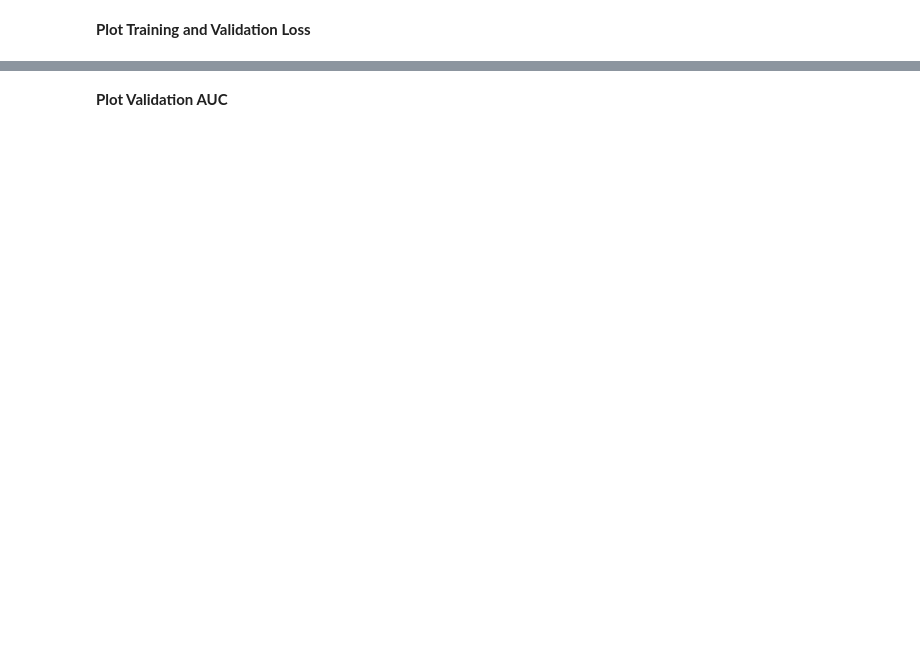
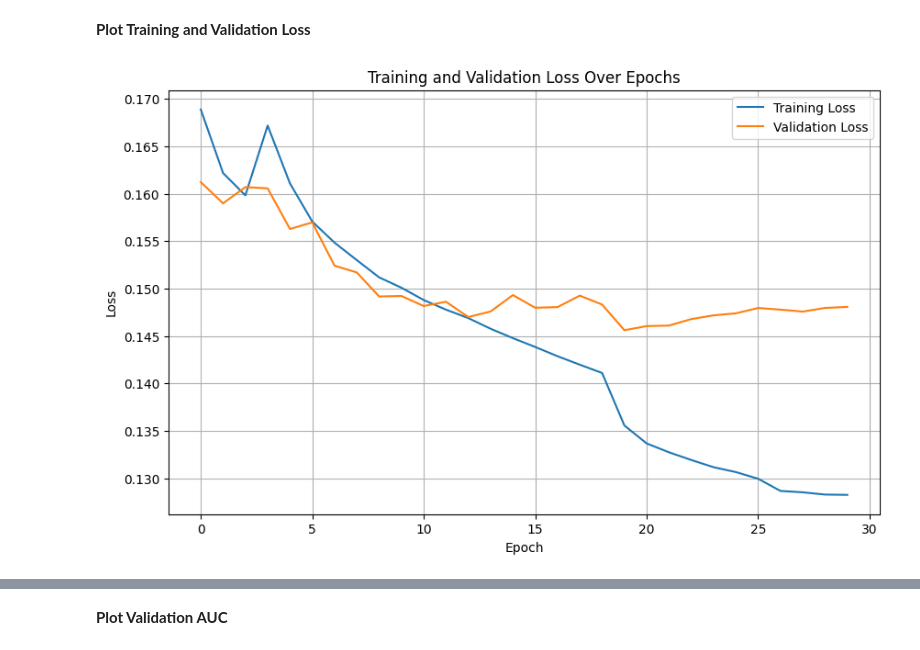
Before and after one commit to bjorneme/master-thesis, a Jupyter notebook: ChestX-ray14/DenseNet121/DenseNet121.ipynb, the cells around one changed output, grey strips where cells are left out. Cells and saved outputs as stored; diff of their text form; code cells hidden in the pictures; blank space fills up the shorter version.

```diff
--- a/ChestX-ray14/DenseNet121/DenseNet121.ipynb
+++ b/ChestX-ray14/DenseNet121/DenseNet121.ipynb
@@ -725,2 +725,14 @@ plt.show()
 # %% [markdown]
 **Plot Training and Validation Loss**
+# %%
+plt.figure(figsize=(10, 6))
+plt.plot(train_losses_1 + train_losses_2, label='Training Loss')
+plt.plot(val_losses_1 + val_losses_2, label='Validation Loss')
+plt.xlabel('Epoch')
+plt.ylabel('Loss')
+plt.title('Training and Validation Loss Over Epochs')
+plt.legend()
+plt.grid(True)
+plt.show()
+# %% [output]
+[figure, added]
```
Also changed, not shown: parts of 23 cells of this notebook.
